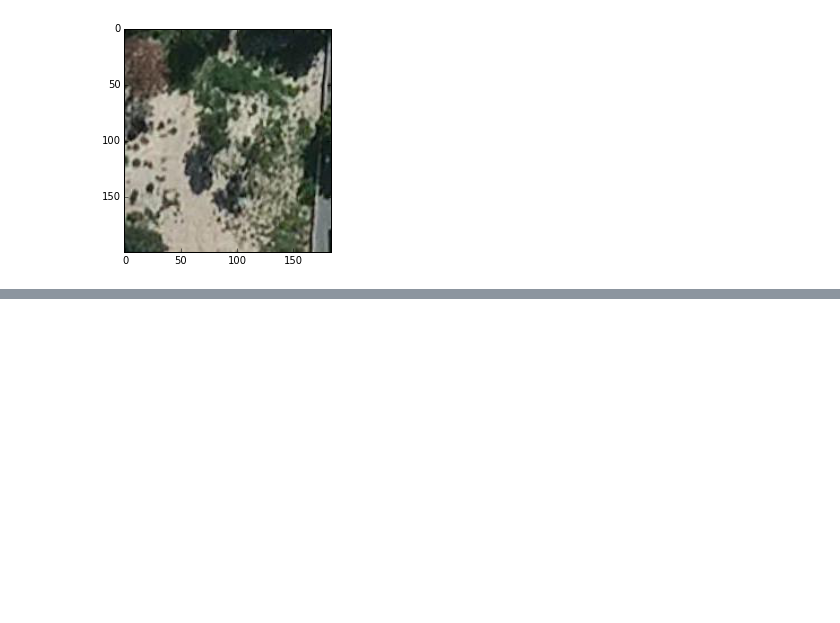
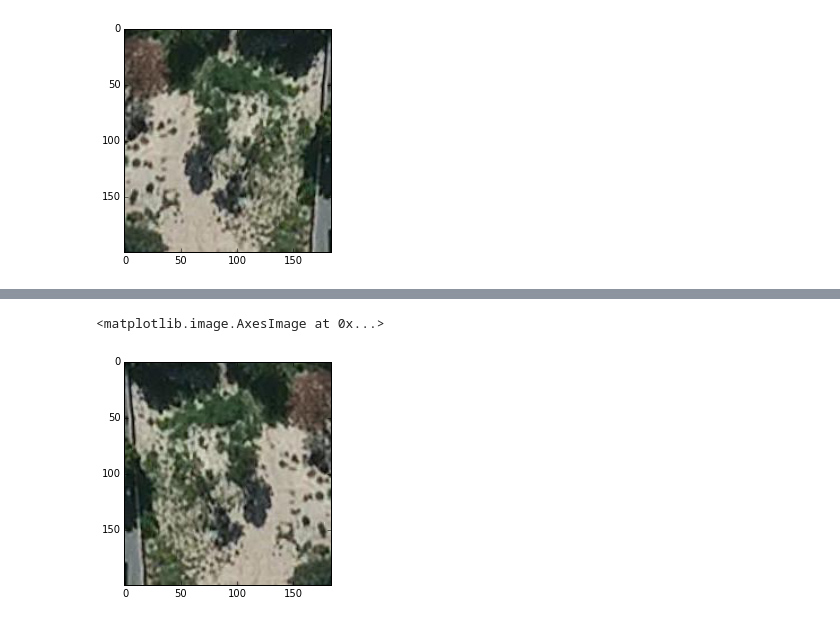
Before and after one commit to pvchaumier/dsg, a Jupyter notebook: notebooks/Image analysis.ipynb, the cells around one changed output, grey strips where cells are left out. Drawn from its saved outputs; the diff is of its cells as text; code cells hidden in the pictures; blank space fills up the shorter version.

```diff
--- a/notebooks/Image analysis.ipynb
+++ b/notebooks/Image analysis.ipynb
@@ -44,0 +46,6 @@ plt.imshow(img[::-1,:])
+# %%
+# Transpose
+plt.imshow(img[::-1,::-1,:])
+# %% [output]
+<matplotlib.image.AxesImage at 0x...>
+[figure, added]
```
Also changed, not shown: parts of 1 cell of this notebook, 1 other file.
